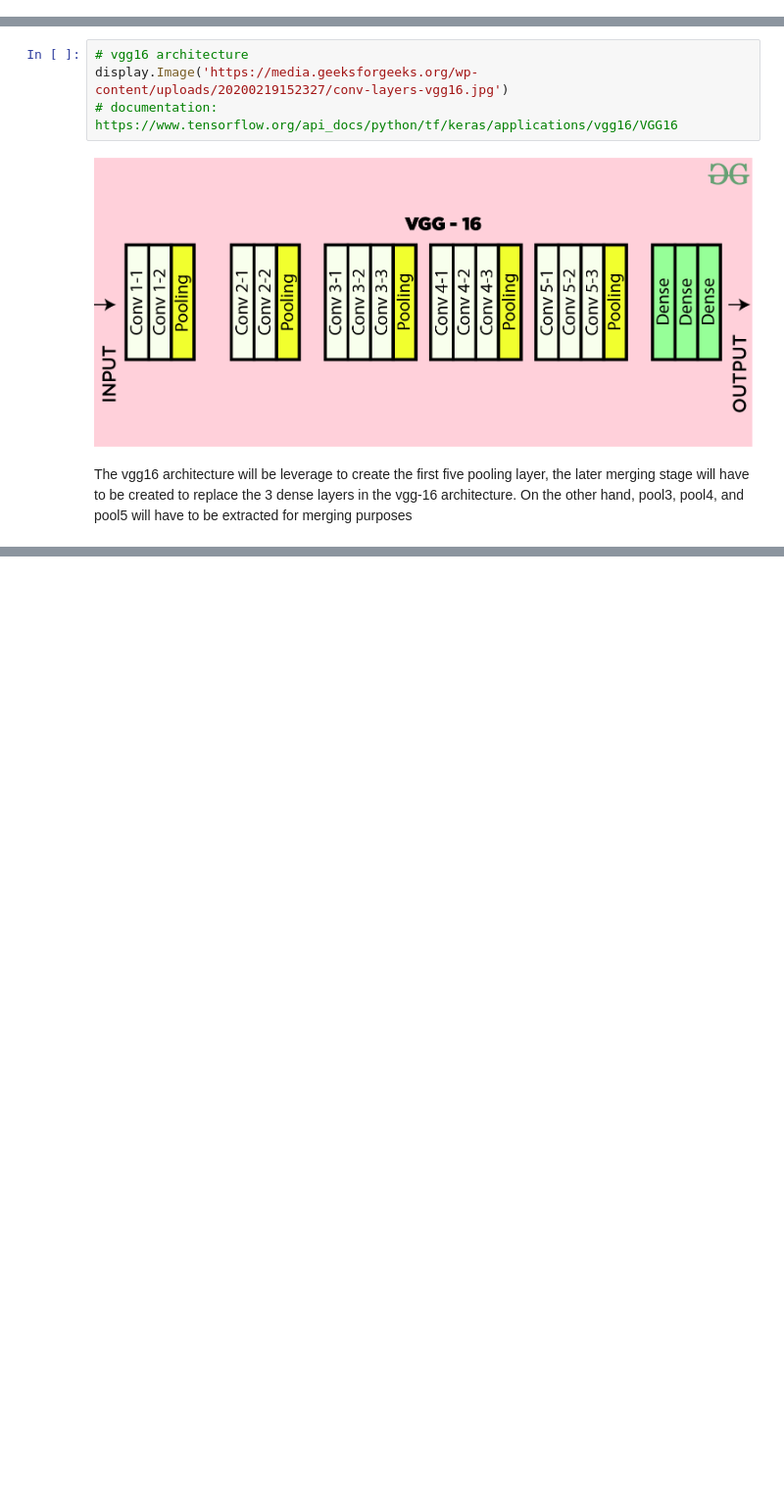
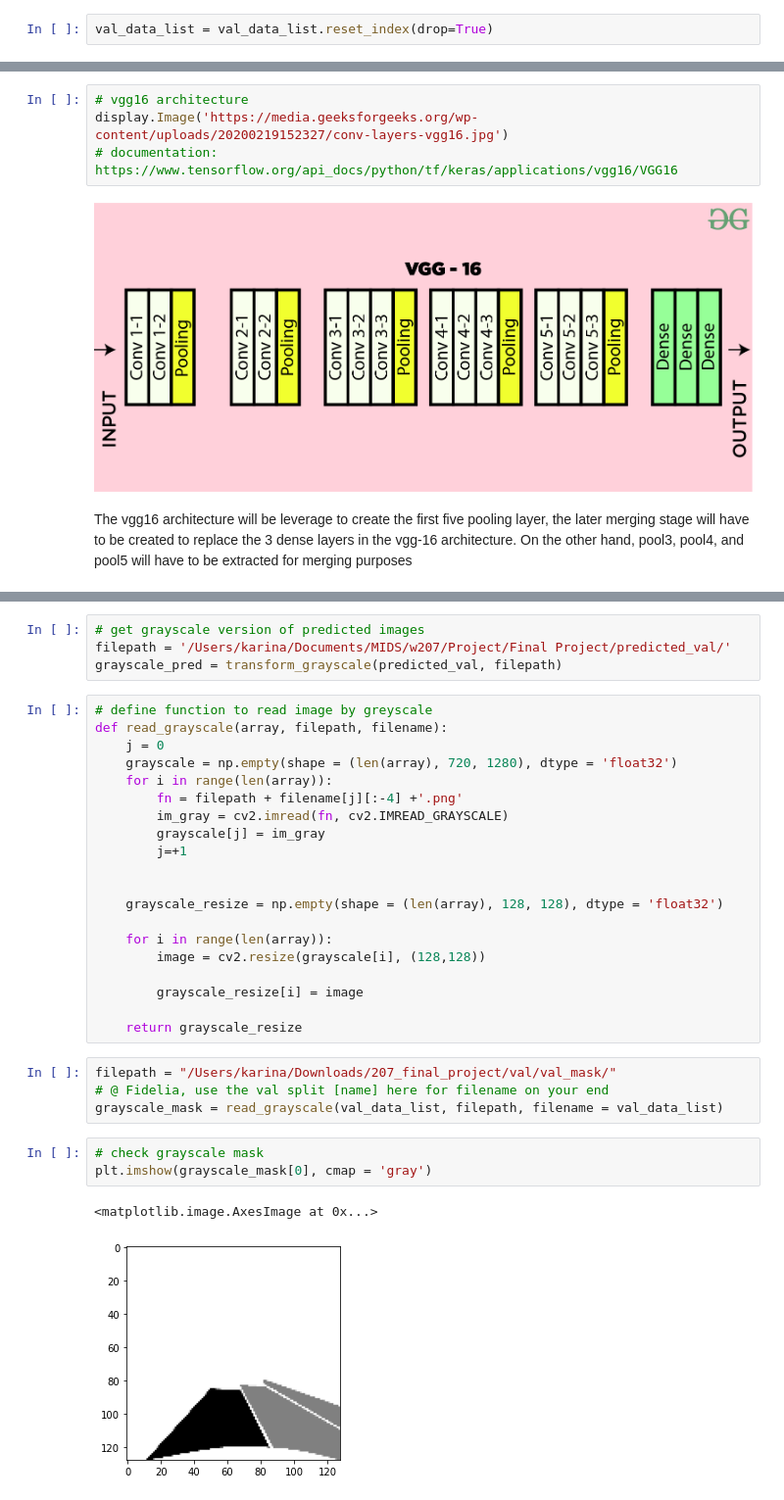
Before and after one commit to fidelianawar/W207-ML-Final, a Jupyter notebook: Karina_W207_Final_Project.ipynb, the cells around one changed output, grey strips where cells are left out. Shown at 98% size. Saved outputs shown, nothing was run; the diff lists cells and outputs as text; blank space fills up the shorter version.

```diff
--- a/Karina_W207_Final_Project.ipynb
+++ b/Karina_W207_Final_Project.ipynb
@@ -258,0 +191,2 @@ for f in test_data_cleaned['name']:
+# %%
+val_data_list = val_data_list.reset_index(drop=True)
@@ -448,0 +464,34 @@ AttributeError: 'tensorflow.python.framework.ops.EagerTensor' object has no attr
+# %%
+# get grayscale version of predicted images
+filepath = '/Users/karina/Documents/MIDS/w207/Project/Final Project/predicted_val/'
+grayscale_pred = transform_grayscale(predicted_val, filepath)
+# %%
+# define function to read image by greyscale
+def read_grayscale(array, filepath, filename):
+    j = 0
+    grayscale = np.empty(shape = (len(array), 720, 1280), dtype = 'float32')
+    for i in range(len(array)):
+        fn = filepath + filename[j][:-4] +'.png'
+        im_gray = cv2.imread(fn, cv2.IMREAD_GRAYSCALE)
+        grayscale[j] = im_gray
+        j=+1
+
+
+    grayscale_resize = np.empty(shape = (len(array), 128, 128), dtype = 'float32')
+
+    for i in range(len(array)):
+        image = cv2.resize(grayscale[i], (128,128))
+
+        grayscale_resize[i] = image
+
+    return grayscale_resize
+# %%
+filepath = "/Users/karina/Downloads/207_final_project/val/val_mask/"
+# @ Fidelia, use the val split [name] here for filename on your end
+grayscale_mask = read_grayscale(val_data_list, filepath, filename = val_data_list)
+# %%
+# check grayscale mask
+plt.imshow(grayscale_mask[0], cmap = 'gray')
+# %% [output]
+<matplotlib.image.AxesImage at 0x...>
+[figure, added]
```
Also changed, not shown: parts of 50 cells of this notebook, 1 other file.
